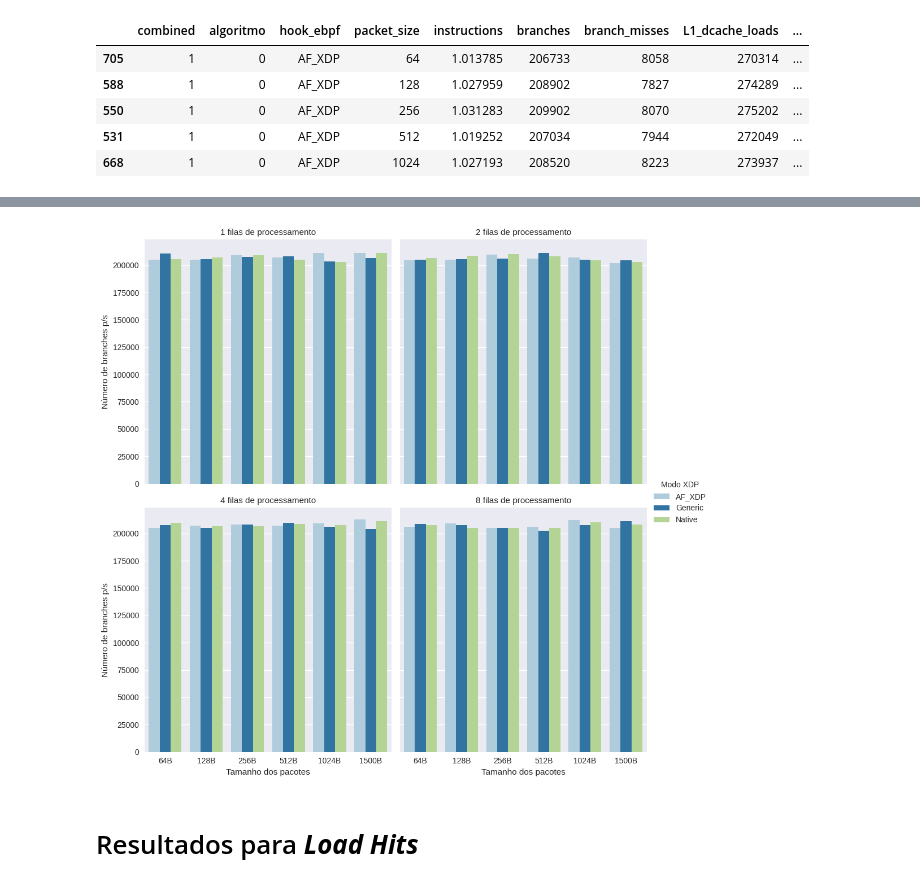
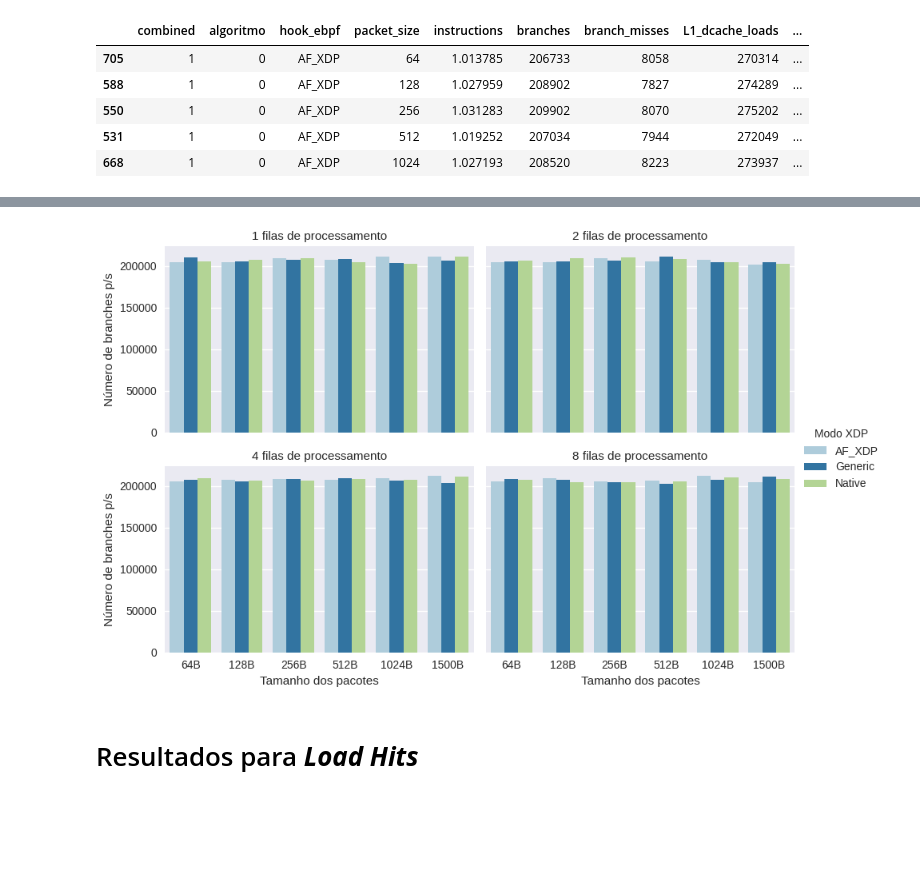
Before and after one commit to igor-capeletti/tcc_eBPF_XDP, a Jupyter notebook: scripts/python/gera_graficos_instrucoes_e_branchs.ipynb, the cells around one changed output, grey strips where cells are left out. Cells and saved outputs as stored; diff of their text form; code cells hidden in the pictures; blank space fills up the shorter version.

```diff
--- a/scripts/python/gera_graficos_instrucoes_e_branchs.ipynb
+++ b/scripts/python/gera_graficos_instrucoes_e_branchs.ipynb
@@ -104,7 +104,7 @@ df_perf
 # %% [markdown]
 # Resultados para ***Instruções***
 # %%
-algoritmo= 0
+algoritmo= 12800
 
 eixo_x= 'packet_size'
 eixo_y= 'instructions'
@@ -126,9 +126,10 @@ df.index= range(len(df))
 grafico = sns.catplot(
     data=df, x=eixo_x, y=eixo_y,
     col='combined', hue='Modo XDP',
-    kind="bar", palette='Paired', col_wrap=2
+    kind="bar", palette='Paired', col_wrap=2,
+    height= 3, aspect=3/2
 )
-grafico.set_ylabels("Número de instruções (milhões p/ ciclo)")
+grafico.set_ylabels("Instruções (milhões p/ ciclo)")
 grafico.set_xlabels("Tamanho dos pacotes")
 grafico.set_titles("{col_name} filas de processamento")
 
@@ -217,35 +218,36 @@ grafico.savefig(f'{raiz}/branches_{hue}_x_{eixo_x}@packet_size_{packet_size}{for
 # %%
 algoritmo= 12800
 
 eixo_x= 'packet_size'
 eixo_y= 'branches'
 hue= 'hook_ebpf'
 
 plt.rc('figure', figsize=(5, 5))
 df_perf= df_perf.sort_values(by=[eixo_x,hue,'combined'], ascending=True)       #ordena dados com os valores do eixo x
 
 df= df_perf.copy()
 df= df[df.algoritmo == algoritmo]                #filtra por algoritmo especifico
 df= df[[eixo_x, eixo_y, hue, 'combined']]
 df = df.rename(columns={'hook_ebpf': 'Modo XDP'})
 
 df['packet_size']= df['packet_size'].astype(str)
 for i,j in zip(lista_pacotes,lista_alias_pacotes):
        df['packet_size']= df['packet_size'].replace(f'{i}',f'{j}')
 
 df.index= range(len(df))
 grafico = sns.catplot(
     data=df, x=eixo_x, y=eixo_y,
     col='combined', hue='Modo XDP',
-    kind="bar", palette='Paired', col_wrap=2
+    kind="bar", palette='Paired', col_wrap=2,
+    height= 3, aspect=3/2
 )
 grafico.set_ylabels("Número de branches p/s")
 grafico.set_xlabels("Tamanho dos pacotes")
 grafico.set_titles("{col_name} filas de processamento")
 
 grafico.savefig(f'{raiz}/branches_{hue}_x_{eixo_x}@alg_{algoritmo}{format_imagens}')
 # %% [output]
-[figure, old version]
+[figure, new version]
 # %% [markdown]
 # Resultados para ***Load Hits***
 # %%
```
Also changed, not shown: parts of 5 cells of this notebook, 15 other files.
